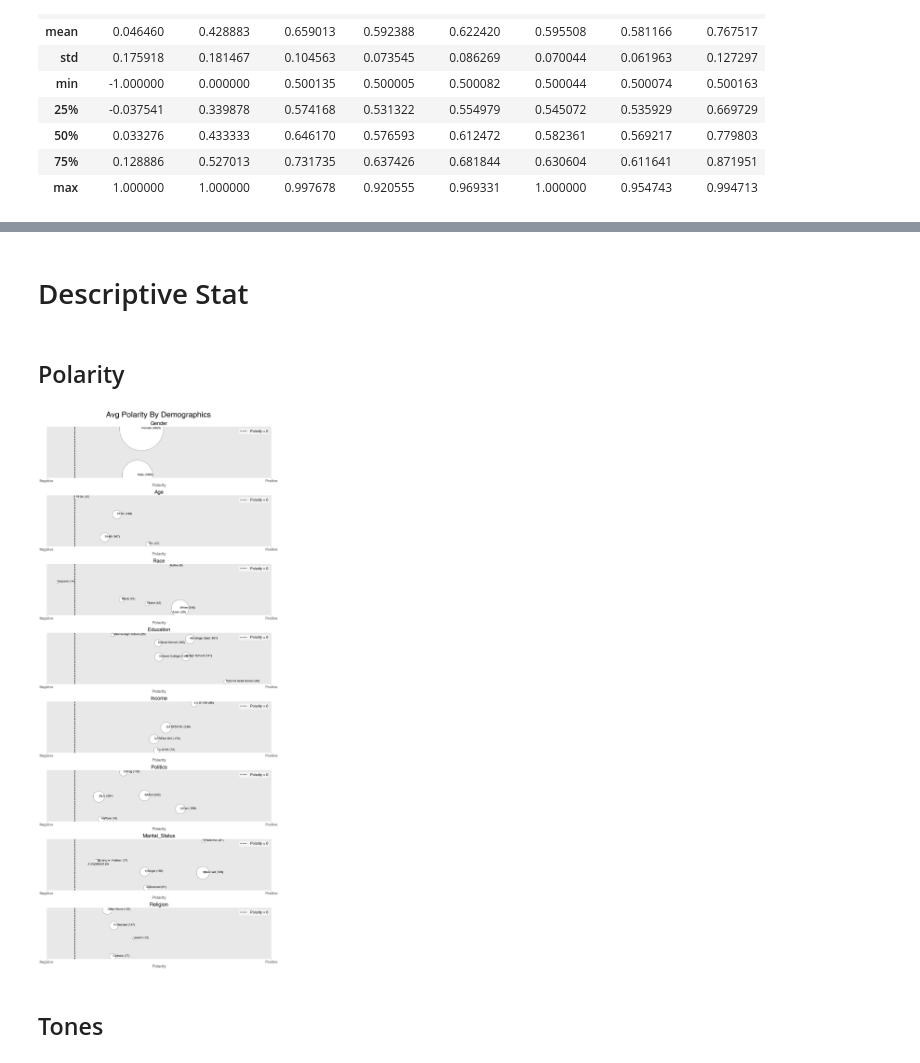
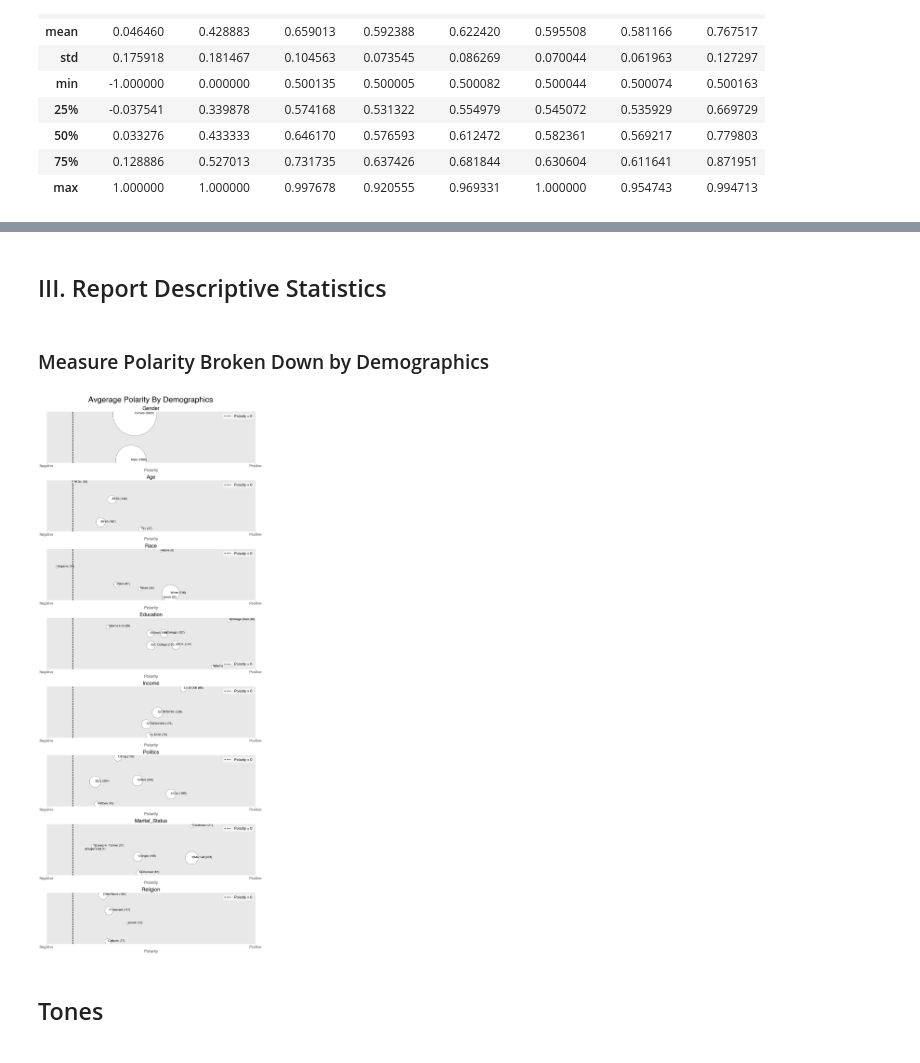
Before and after one commit to MekdiYilma/dreams, a Jupyter notebook: EDA/tone_analysis_on_SDDb.ipynb, the cells around one changed output, grey strips where cells are left out. Drawn from its saved outputs; the diff is of its cells as text; code cells hidden in the pictures.

```diff
--- a/EDA/tone_analysis_on_SDDb.ipynb
+++ b/EDA/tone_analysis_on_SDDb.ipynb
@@ -228,13 +242,13 @@ dream_df.Race = dream_df.Race.replace('Other race','Mixed')
 dream_df.Race = dream_df.Race.replace('Decline',np.nan)
 # %%
 dream_df['Education'] = dream_df['Education B']
-dream_df.Education = dream_df.Education.replace('Completed some college, but no degree','3)Some College')
-dream_df.Education = dream_df.Education.replace('Completed graduate school (e.g., M.S., M.D., Ph.D.)','6)Grad School')
-dream_df.Education = dream_df.Education.replace('High school graduate or equivalent (e.g., GED)','2)High School')
-dream_df.Education = dream_df.Education.replace('College graduate (e.g., B.A., A.B., B.S.)','4)College Grad')
-dream_df.Education = dream_df.Education.replace('Less than high school','1)Some High School')
-dream_df.Education = dream_df.Education.replace('Completed some high school','1)Some High School')
-dream_df.Education = dream_df.Education.replace('Completed some graduate school, but no degree','5)Some Grad School')
+dream_df.Education = dream_df.Education.replace('Completed some college, but no degree','3)S. College')
+dream_df.Education = dream_df.Education.replace('Completed graduate school (e.g., M.S., M.D., Ph.D.)','6)Grad')
+dream_df.Education = dream_df.Education.replace('High school graduate or equivalent (e.g., GED)','2)H.S.')
+dream_df.Education = dream_df.Education.replace('College graduate (e.g., B.A., A.B., B.S.)','4)College')
+dream_df.Education = dream_df.Education.replace('Less than high school','1)Some H.S')
+dream_df.Education = dream_df.Education.replace('Completed some high school','1)Some H.S')
+dream_df.Education = dream_df.Education.replace('Completed some graduate school, but no degree','5)Some Grad')
 dream_df.Education = dream_df.Education.replace("Associate's degree",'4)College Grad')
 # %%
 dream_df['Income'] = dream_df['Personal Finances B']
@@ -277,12 +291,12 @@ dream_df['Religion'] = dream_df['Religious Affiliation A']
 # %%
 # dream_df.info()
 # %% [markdown]
-# Descriptive Stat
+## III. Report Descriptive Statistics
 # %%
 numeric_cols = ['Polarity', 'Subjectivity', 'Analytical', 'Anger', 'Fear', 'Joy', 'Sadness', 'Tentative']
 tone_cols = [ 'Anger', 'Sadness', 'Fear', 'Tentative', 'Analytical', 'Joy' ]
 # %% [markdown]
-## Polarity
+### Measure Polarity Broken Down by Demographics
 # %%
 def plot_scatter(demographic):
     dream_demographics_df = dream_df.groupby(demographic).agg('mean')[numeric_cols]
@@ -307,16 +321,16 @@ def plot_scatter(demographic):
 # %%
 demographics = ['Gender','Age', 'Race', 'Education', 'Income', 'Politics', 'Marital_Status', 'Religion']
 
 
-fig, axs = plt.subplots(len(demographics), 1, figsize=(15,35), constrained_layout=True)
+fig, axs = plt.subplots(len(demographics), 1, figsize=(14,35), constrained_layout=True)
 
 for i, ax in enumerate(axs):
     ax = plot_scatter(demographics[i])
 
-fig.suptitle('Avg Polarity By Demographics', fontsize=35)
+fig.suptitle('Avgerage Polarity By Demographics', fontsize=35)
 fig.savefig('../img/polarity_by_demo.jpg');
 # %% [output]
-[figure, old version]
+[figure, new version]
 # %% [markdown]
 ## Tones
 # %%
```
Also changed, not shown: parts of 31 cells of this notebook, 7 other files.
